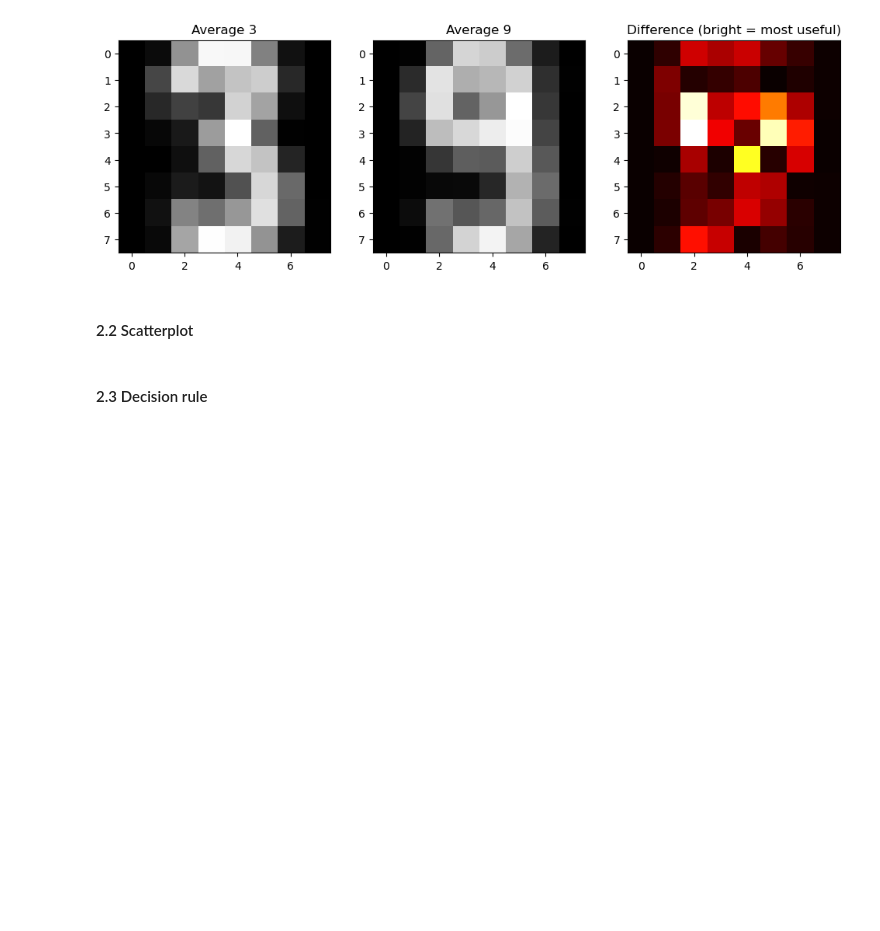
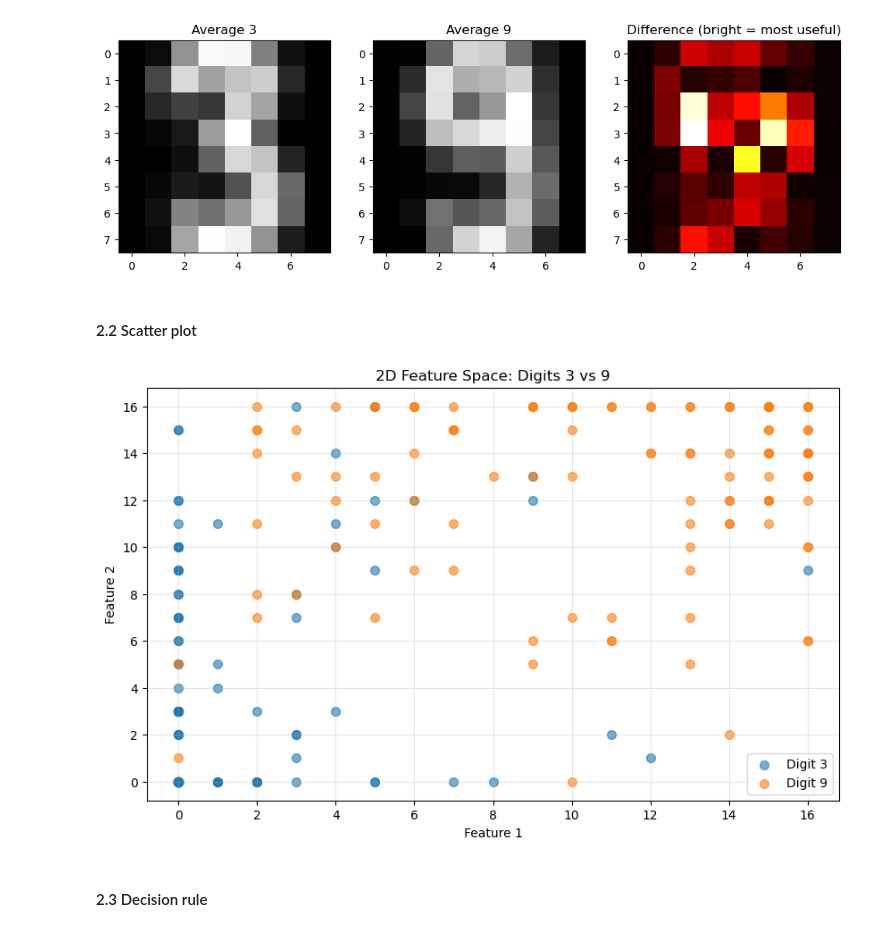
Before and after one commit to binyamolango/machine_learning_essentials, a Jupyter notebook: linear-classifiers.ipynb, the cells around one changed output. Drawn from its saved outputs; the diff is of its cells as text; code cells hidden in the pictures; blank space fills up the shorter version.

Commit message:
Do scatter plot of the 2D features

```diff
--- a/linear-classifiers.ipynb
+++ b/linear-classifiers.ipynb
@@ -76,8 +76,8 @@ Images size: (1797, 8, 8)
 # %%
 def features2d(X_train, y_train):
     # select the images that are 3 and 9
-    mask3 = np.isin(y_train, [3])
-    mask9 = np.isin(y_train, [9])
+    mask3 = (y_train == 3)
+    mask9 = (y_train == 9)
 
     img3s = X_train[mask3]
     img9s = X_train[mask9]
@@ -123,7 +123,26 @@ features = features2d(X_train, y_train)
 # %% [output]
 [figure]
 # %% [markdown]
-#### 2.2 Scatterplot
+#### 2.2 Scatter plot
+# %%
+# Scatterplot of the 2D features
+plt.figure(figsize=(10, 6))
+
+# separate features by class
+mask3 = (y_train == 3)
+mask9 = (y_train == 9)
+
+plt.scatter(features[mask3, 0], features[mask3, 1], label='Digit 3', alpha=0.6, s=50)
+plt.scatter(features[mask9, 0], features[mask9, 1], label='Digit 9', alpha=0.6, s=50)
+
+plt.xlabel('Feature 1')
+plt.ylabel('Feature 2')
+plt.title('2D Feature Space: Digits 3 vs 9')
+plt.legend()
+plt.grid(True, alpha=0.3)
+plt.show()
+# %% [output]
+[figure, added]
 # %% [markdown]
 #### 2.3 Decision rule
 # %% [markdown]
```
